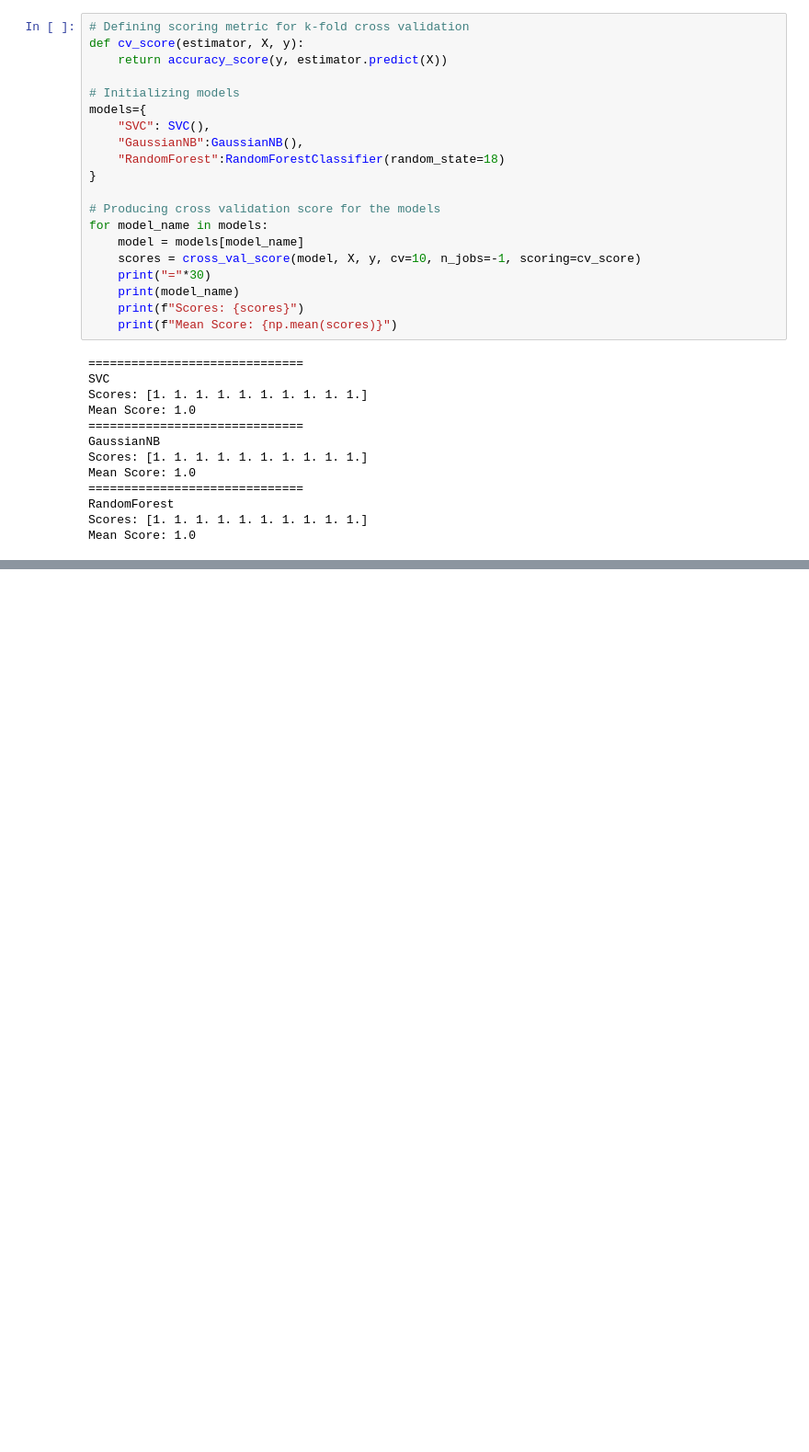
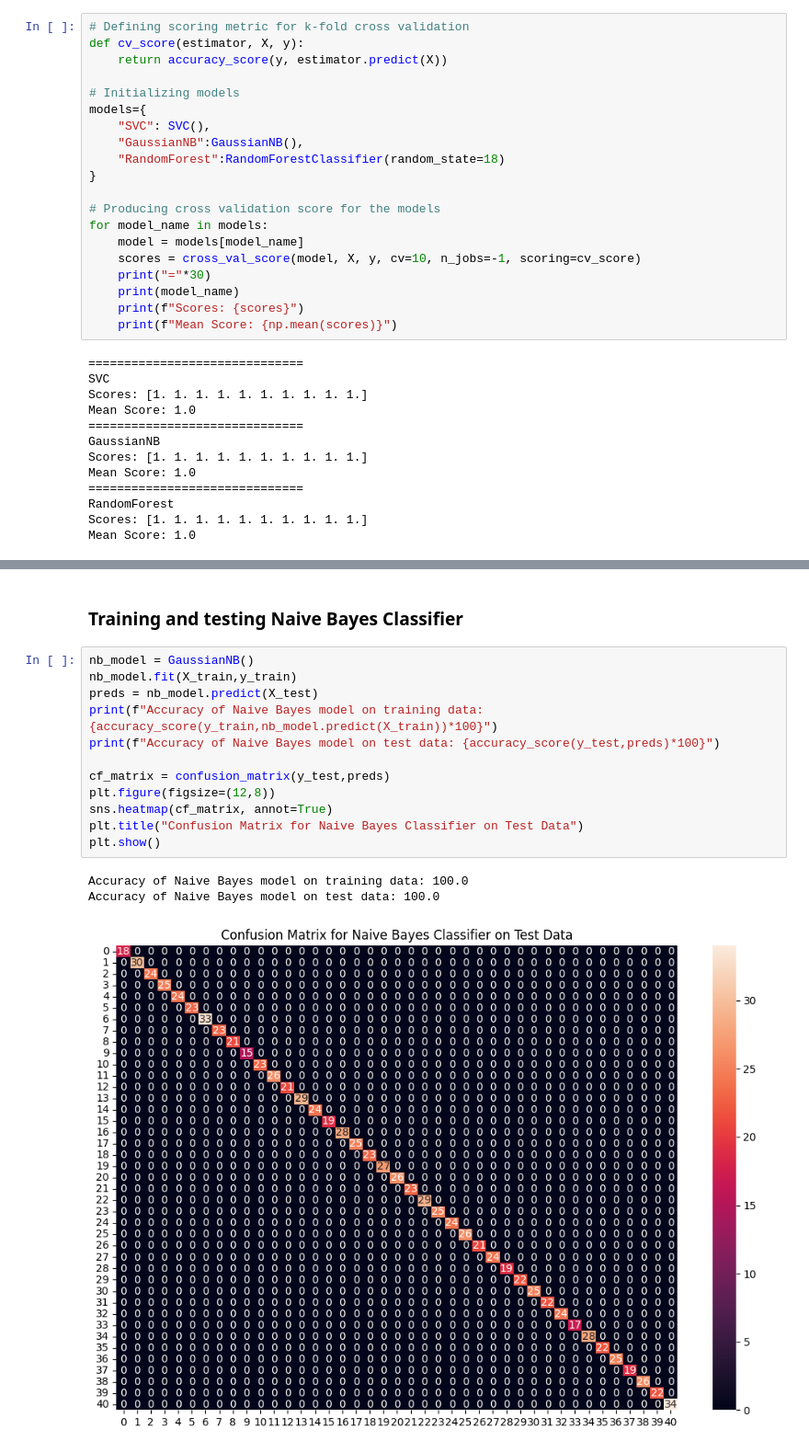
Before and after one commit to SANJAY-KRISHNA-MV/ML-Disease-Diagnosis, a Jupyter notebook: notebooks/model_training.ipynb, the cells around one changed output, grey strips where cells are left out. Shown at 92% size. Drawn from its saved outputs; the diff is of its cells as text; blank space fills up the shorter version.

```diff
--- a/notebooks/model_training.ipynb
+++ b/notebooks/model_training.ipynb
@@ -104,0 +123,18 @@ Mean Score: 1.0
+# %% [markdown]
+### Training and testing Naive Bayes Classifier
+# %%
+nb_model = GaussianNB()
+nb_model.fit(X_train,y_train)
+preds = nb_model.predict(X_test)
+print(f"Accuracy of Naive Bayes model on training data: {accuracy_score(y_train,nb_model.predict(X_train))*100}")
+print(f"Accuracy of Naive Bayes model on test data: {accuracy_score(y_test,preds)*100}")
+
+cf_matrix = confusion_matrix(y_test,preds)
+plt.figure(figsize=(12,8))
+sns.heatmap(cf_matrix, annot=True)
+plt.title("Confusion Matrix for Naive Bayes Classifier on Test Data")
+plt.show()
+# %% [output]
+Accuracy of Naive Bayes model on training data: 100.0
+Accuracy of Naive Bayes model on test data: 100.0
+[figure, added]
```
Also changed, not shown: parts of 4 cells of this notebook, 3 other files.
